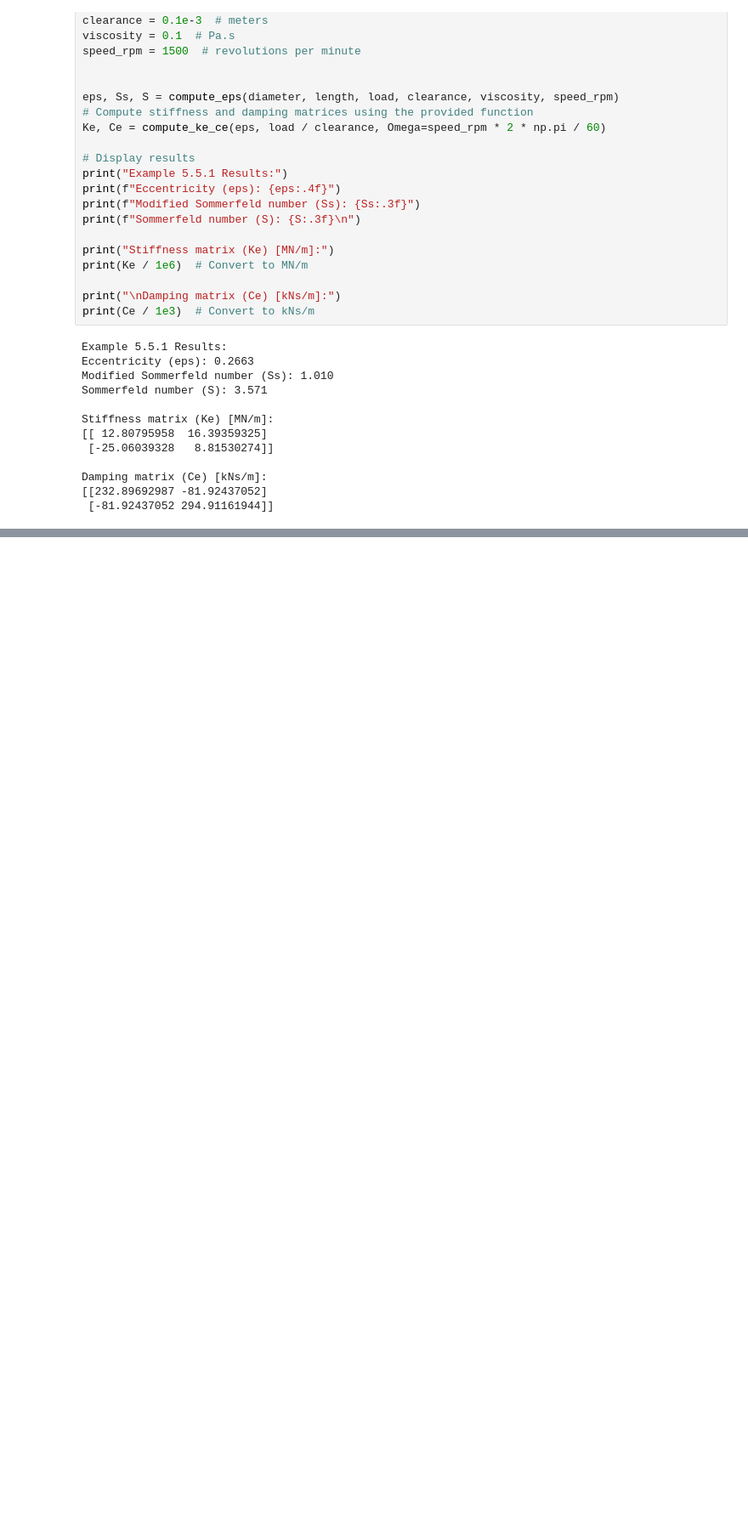
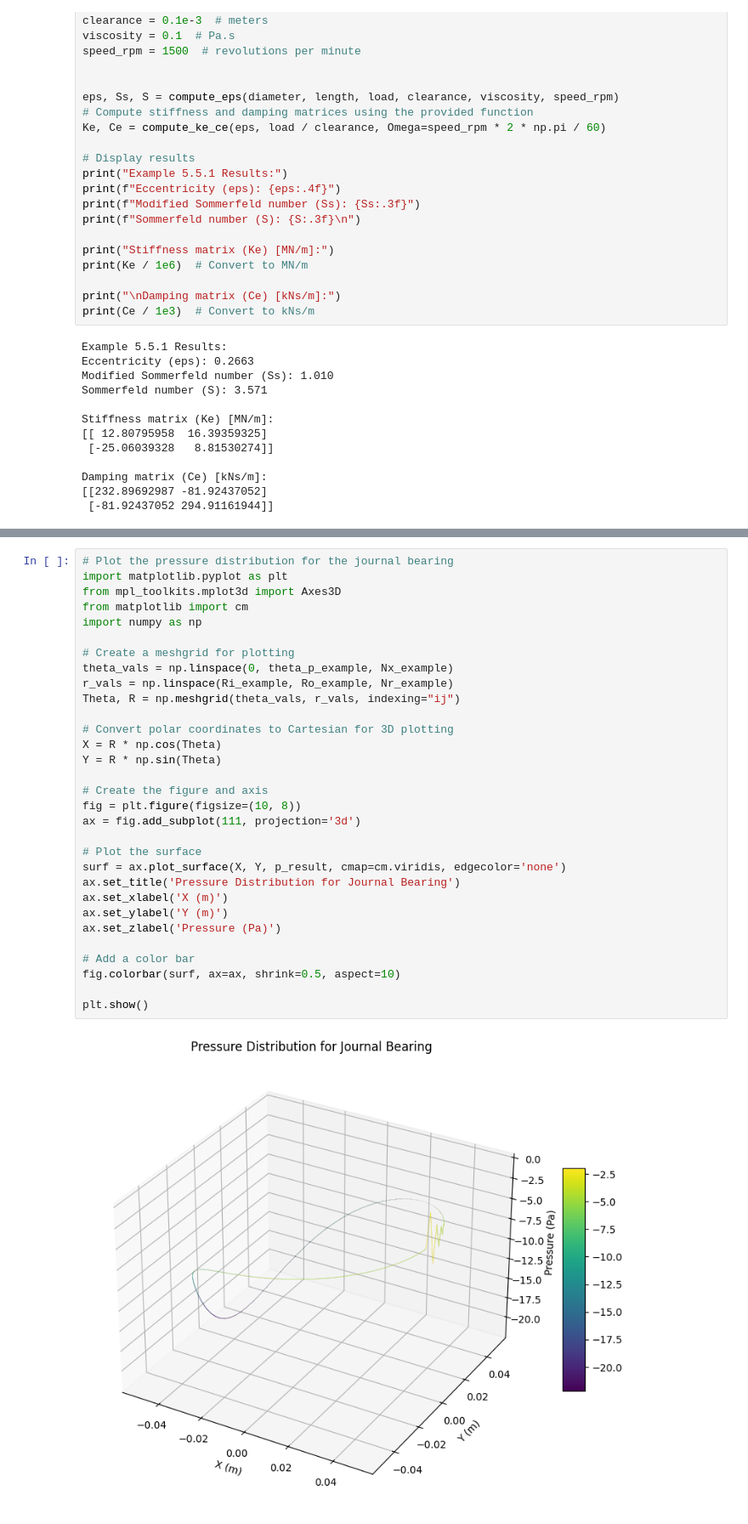
Before and after one commit to akarhin/Arotor_hackathon_VibeRator, a Jupyter notebook: 1_3.ipynb, the cells around one changed output, grey strips where cells are left out. Shown: that part at 85% size. Cells and saved outputs as stored; diff of their text form; blank space fills up the shorter version.

```diff
--- a/1_3.ipynb
+++ b/1_3.ipynb
@@ -322,0 +306,33 @@ Pressure distribution:
+# %%
+# Plot the pressure distribution for the journal bearing
+import matplotlib.pyplot as plt
+from mpl_toolkits.mplot3d import Axes3D
+from matplotlib import cm
+import numpy as np
+
+# Create a meshgrid for plotting
+theta_vals = np.linspace(0, theta_p_example, Nx_example)
+r_vals = np.linspace(Ri_example, Ro_example, Nr_example)
+Theta, R = np.meshgrid(theta_vals, r_vals, indexing="ij")
+
+# Convert polar coordinates to Cartesian for 3D plotting
+X = R * np.cos(Theta)
+Y = R * np.sin(Theta)
+
+# Create the figure and axis
+fig = plt.figure(figsize=(10, 8))
+ax = fig.add_subplot(111, projection='3d')
+
+# Plot the surface
+surf = ax.plot_surface(X, Y, p_result, cmap=cm.viridis, edgecolor='none')
+ax.set_title('Pressure Distribution for Journal Bearing')
+ax.set_xlabel('X (m)')
+ax.set_ylabel('Y (m)')
+ax.set_zlabel('Pressure (Pa)')
+
+# Add a color bar
+fig.colorbar(surf, ax=ax, shrink=0.5, aspect=10)
+
+plt.show()
+# %% [output]
+[figure, added]
```
Also changed, not shown: parts of 2 cells of this notebook.
